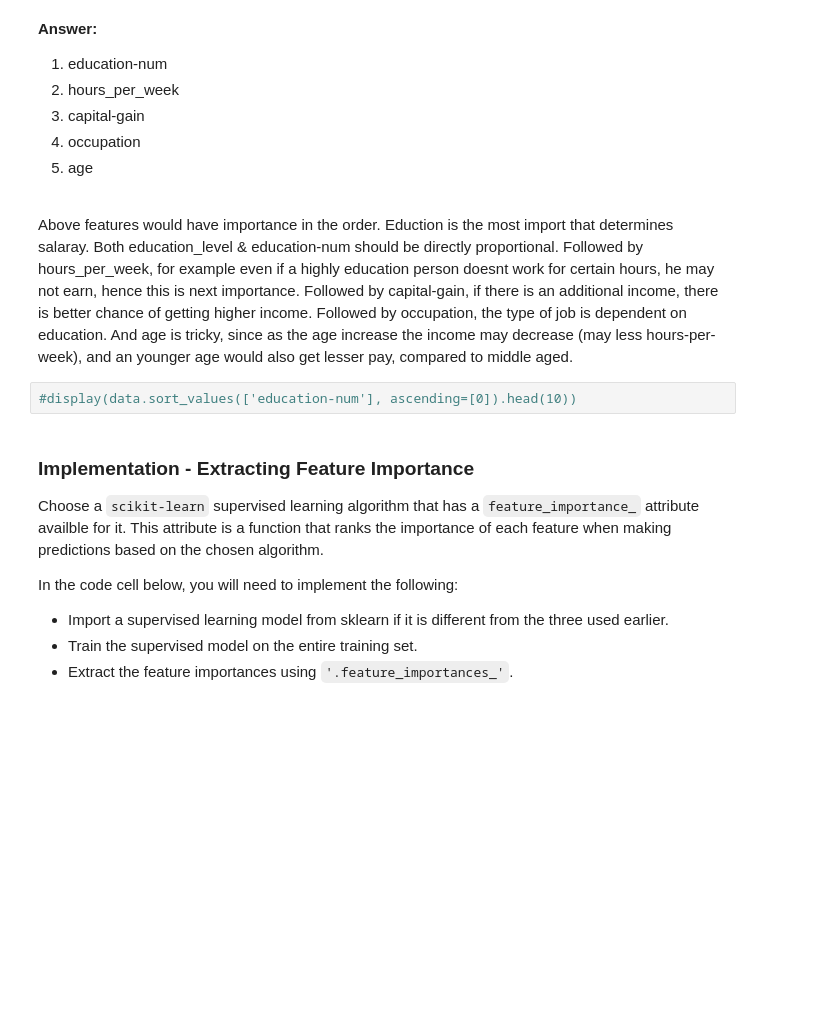
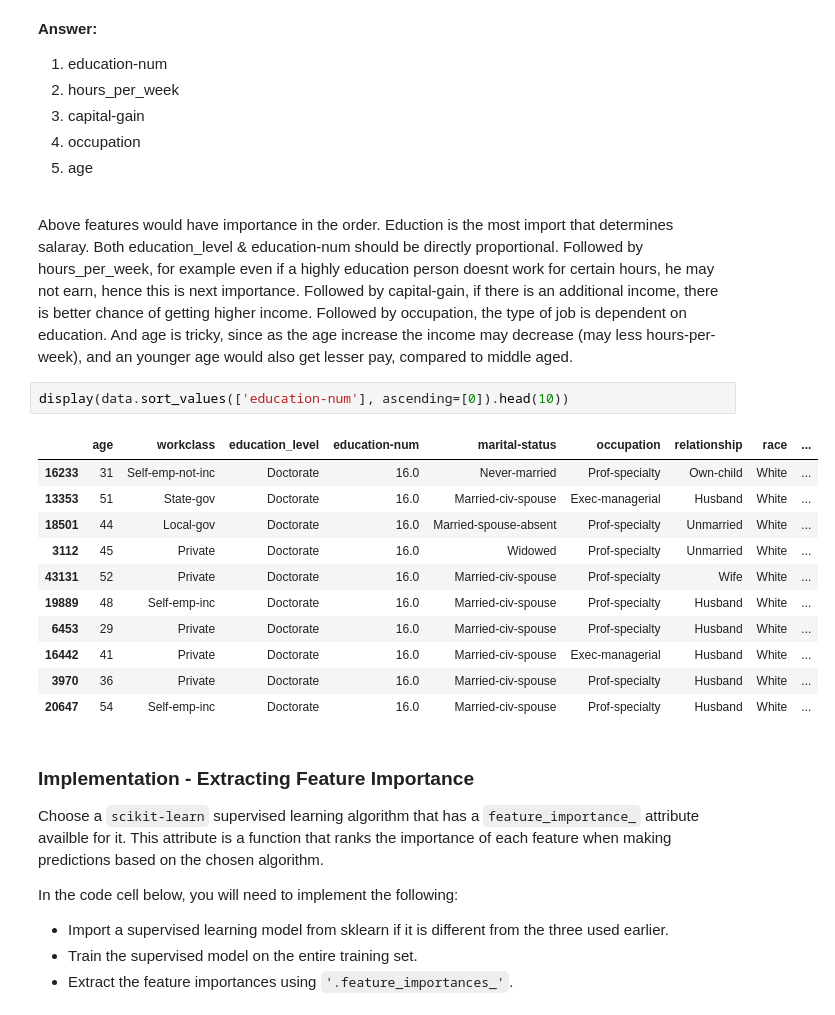
Before and after one commit to citrus09/machine-learning, a Jupyter notebook: projects/finding_donors/finding_donors.ipynb, the cells around one changed output. Drawn from its saved outputs; the diff is of its cells as text; blank space fills up the shorter version.

```diff
--- a/projects/finding_donors/finding_donors.ipynb
+++ b/projects/finding_donors/finding_donors.ipynb
@@ -657,7 +678,19 @@ When **Exploring the Data**, it was shown there are thirteen available features
 <br>
 Above features would have importance in the order. Eduction is the most import that determines salaray. Both education_level & education-num should be directly proportional. Followed by hours_per_week, for example even if a highly education person doesnt work for certain hours, he may not earn, hence this is next importance. Followed by capital-gain, if there is an additional income, there is better chance of getting higher income. Followed by occupation, the type of job is dependent on education. And age is tricky, since as the age increase the income may decrease (may less hours-per-week), and an younger age would also get lesser pay, compared to middle aged.
 # %%
-#display(data.sort_values(['education-num'], ascending=[0]).head(10))
+display(data.sort_values(['education-num'], ascending=[0]).head(10))
+# %% [output]
+|  | age | workclass | education_level | education-num | marital-status | occupation | relationship | race | ... |
+| 16233 | 31 | Self-emp-not-inc | Doctorate | 16.0 | Never-married | Prof-specialty | Own-child | White | ... |
+| 13353 | 51 | State-gov | Doctorate | 16.0 | Married-civ-spouse | Exec-managerial | Husband | White | ... |
+| 18501 | 44 | Local-gov | Doctorate | 16.0 | Married-spouse-absent | Prof-specialty | Unmarried | White | ... |
+| 3112 | 45 | Private | Doctorate | 16.0 | Widowed | Prof-specialty | Unmarried | White | ... |
+| 43131 | 52 | Private | Doctorate | 16.0 | Married-civ-spouse | Prof-specialty | Wife | White | ... |
+| 19889 | 48 | Self-emp-inc | Doctorate | 16.0 | Married-civ-spouse | Prof-specialty | Husband | White | ... |
+| 6453 | 29 | Private | Doctorate | 16.0 | Married-civ-spouse | Prof-specialty | Husband | White | ... |
+| 16442 | 41 | Private | Doctorate | 16.0 | Married-civ-spouse | Exec-managerial | Husband | White | ... |
+| 3970 | 36 | Private | Doctorate | 16.0 | Married-civ-spouse | Prof-specialty | Husband | White | ... |
+| 20647 | 54 | Self-emp-inc | Doctorate | 16.0 | Married-civ-spouse | Prof-specialty | Husband | White | ... |
 # %% [markdown]
 ### Implementation - Extracting Feature Importance
 Choose a `scikit-learn` supervised learning algorithm that has a `feature_importance_` attribute availble for it. This attribute is a function that ranks the importance of each feature when making predictions based on the chosen algorithm.
```
Also changed, not shown: parts of 15 cells of this notebook, 2 other files.
